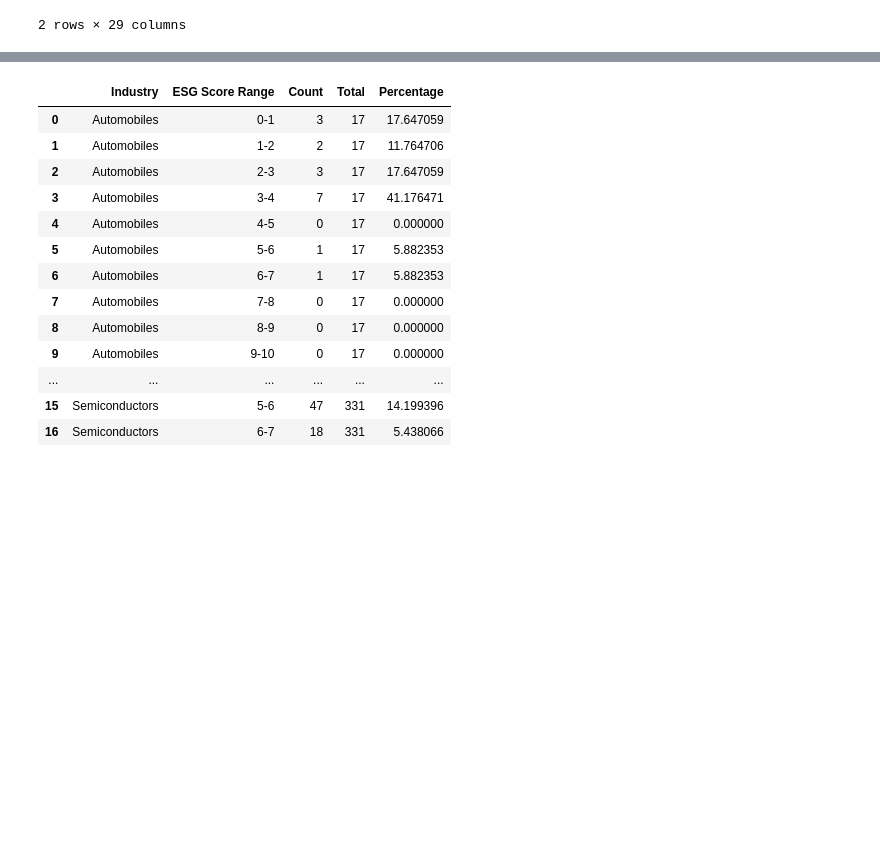
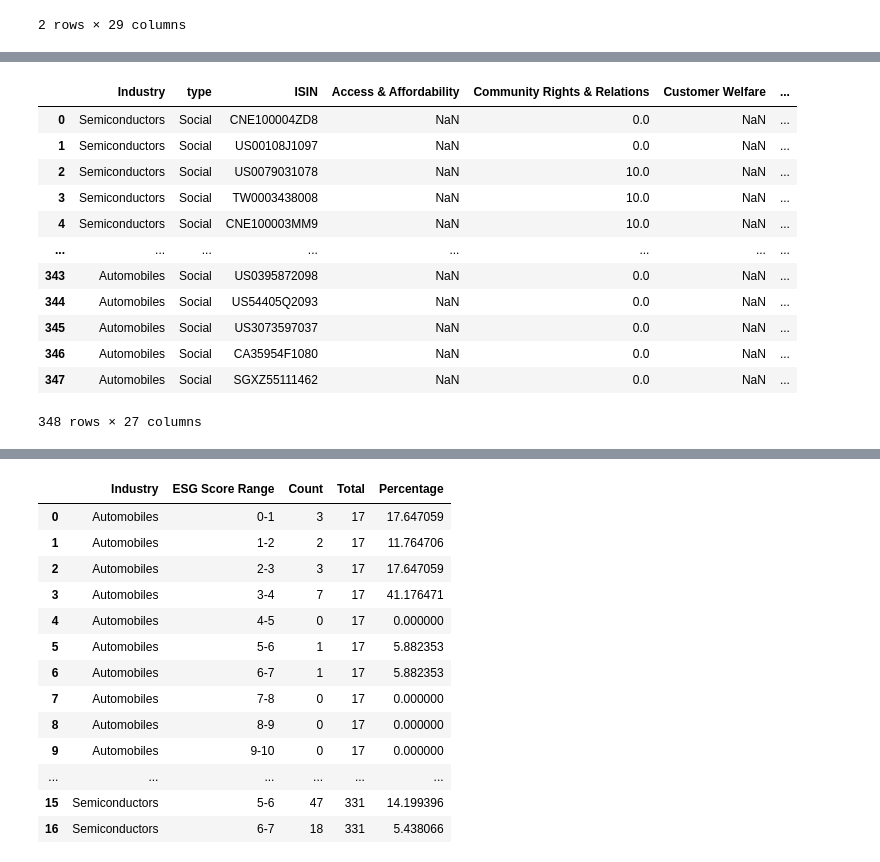
Before and after one commit to VeroOli/ESG-Intelligence-Final_Project-Ironhack, a Jupyter notebook: notebooks/Materiality.ipynb, the cells around one changed output, grey strips where cells are left out. Cells and saved outputs as stored; diff of their text form; code cells hidden in the pictures; blank space fills up the shorter version.

```diff
--- a/notebooks/Materiality.ipynb
+++ b/notebooks/Materiality.ipynb
@@ -349,0 +346,21 @@ Governance.head()
+# %%
+for column in Social.columns[3:14]:
+    median_col = Social.groupby('Industry')[column].transform('median')
+    classification_col = column + " Classification"
+    Social[classification_col] = Social.apply(lambda row: clasificar_esg(row[column], median_col[row.name]), axis=1)
+
+Social
+# %% [output]
+|  | Industry | type | ISIN | Access & Affordability | Community Rights & Relations | Customer Welfare | ... |
+| 0 | Semiconductors | Social | CNE100004ZD8 | NaN | 0.0 | NaN | ... |
+| 1 | Semiconductors | Social | US00108J1097 | NaN | 0.0 | NaN | ... |
+| 2 | Semiconductors | Social | US0079031078 | NaN | 10.0 | NaN | ... |
+| 3 | Semiconductors | Social | TW0003438008 | NaN | 10.0 | NaN | ... |
+| 4 | Semiconductors | Social | CNE100003MM9 | NaN | 10.0 | NaN | ... |
+| ... | ... | ... | ... | ... | ... | ... | ... |
+| 343 | Automobiles | Social | US0395872098 | NaN | 0.0 | NaN | ... |
+| 344 | Automobiles | Social | US54405Q2093 | NaN | 0.0 | NaN | ... |
+| 345 | Automobiles | Social | US3073597037 | NaN | 0.0 | NaN | ... |
+| 346 | Automobiles | Social | CA35954F1080 | NaN | 0.0 | NaN | ... |
+| 347 | Automobiles | Social | SGXZ55111462 | NaN | 0.0 | NaN | ... |
+348 rows × 27 columns
```
Also changed, not shown: parts of 36 cells of this notebook, 18 other files.
